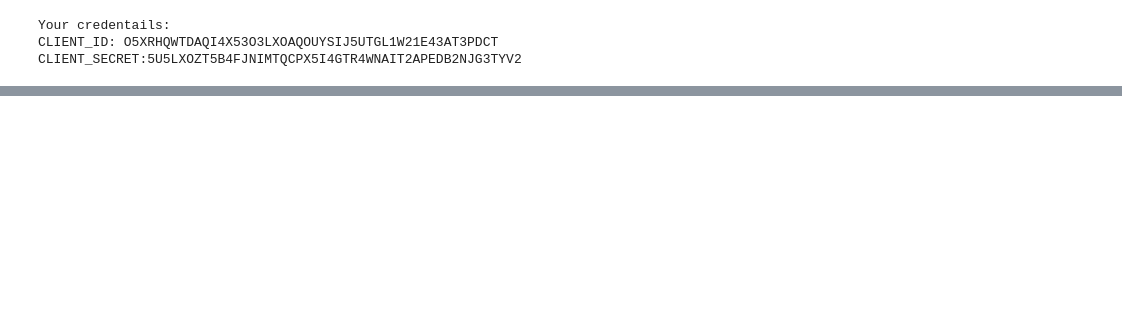
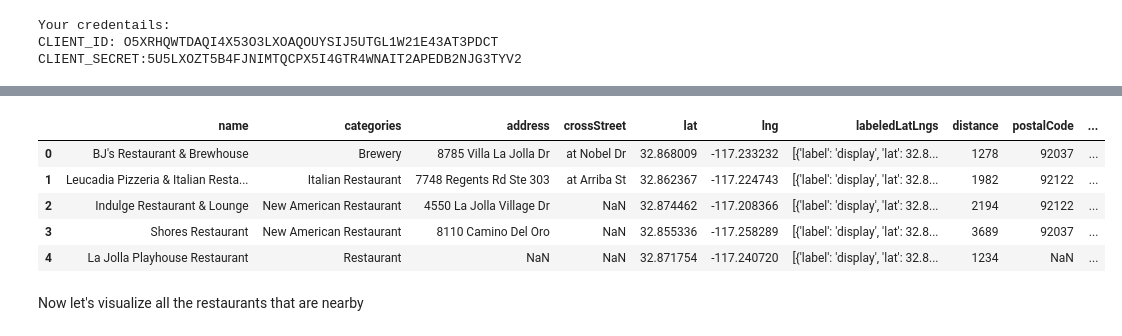
Before and after one commit to jameshyojaelee/SanDiego_Rent_Analysis, a Jupyter notebook: sandiego_rent.ipynb, the cells around one changed output, grey strips where cells are left out. Drawn from its saved outputs; the diff is of its cells as text; code cells hidden in the pictures; blank space fills up the shorter version.

```diff
--- a/sandiego_rent.ipynb
+++ b/sandiego_rent.ipynb
@@ -57,5 +63,5 @@ CLIENT_SECRET:5U5LXOZT5B4FJNIMTQCPX5I4GTR4WNAIT2APEDB2NJG3TYV2
 # %%
-address = 'San Diego'
+address = 'UCSD'
 
 geolocator = Nominatim(user_agent="foursquare_agent")
 location = geolocator.geocode(address)
@@ -66,0 +75,4 @@ print(latitude, longitude)
+# %%
+search_query = 'restaurant'
+radius = 5000
+print(search_query + ' .... OK!')
@@ -66,0 +81,11 @@ print(latitude, longitude)
+# %%
+url = 'https://api.foursquare.com/v2/venues/search?client_id={}&client_secret={}&ll={},{}&oauth_token={}&v={}&query={}&radius={}&limit={}'.format(CLIENT_ID, CLIENT_SECRET, latitude, longitude, ACCESS_TOKEN, VERSION, search_query, radius, LIMIT)
+
+results = requests.get(url).json()
+# %%
+# assign relevant part of JSON to venues
+venues = results['response']['venues']
+
+# tranform venues into a dataframe
+df = json_normalize(venues)
+df.head()
@@ -66,0 +100,33 @@ print(latitude, longitude)
+# %%
+# keep only columns that include venue name, and anything that is associated with location
+filtered_columns = ['name', 'categories'] + [col for col in df.columns if col.startswith('location.')] + ['id']
+df = df.loc[:, filtered_columns]
+
+# function that extracts the category of the venue
+def get_category_type(row):
+    try:
+        categories_list = row['categories']
+    except:
+        categories_list = row['venue.categories']
+
+    if len(categories_list) == 0:
+        return None
+    else:
+        return categories_list[0]['name']
+
+# filter the category for each row
+df['categories'] = df.apply(get_category_type, axis=1)
+
+# clean column names by keeping only last term
+df.columns = [column.split('.')[-1] for column in df.columns]
+
+df.head()
+# %% [output]
+|  | name | categories | address | crossStreet | lat | lng | labeledLatLngs | distance | postalCode | ... |
+| 0 | BJ's Restaurant & Brewhouse | Brewery | 8785 Villa La Jolla Dr | at Nobel Dr | 32.868009 | -117.233232 | [{'label': 'display', 'lat': 32.8... | 1278 | 92037 | ... |
+| 1 | Leucadia Pizzeria & Italian Resta... | Italian Restaurant | 7748 Regents Rd Ste 303 | at Arriba St | 32.862367 | -117.224743 | [{'label': 'display', 'lat': 32.8... | 1982 | 92122 | ... |
+| 2 | Indulge Restaurant & Lounge | New American Restaurant | 4550 La Jolla Village Dr | NaN | 32.874462 | -117.208366 | [{'label': 'display', 'lat': 32.8... | 2194 | 92122 | ... |
+| 3 | Shores Restaurant | New American Restaurant | 8110 Camino Del Oro | NaN | 32.855336 | -117.258289 | [{'label': 'display', 'lat': 32.8... | 3689 | 92037 | ... |
+| 4 | La Jolla Playhouse Restaurant | Restaurant | NaN | NaN | 32.871754 | -117.240720 | [{'label': 'display', 'lat': 32.8... | 1234 | NaN | ... |
+# %% [markdown]
+Now let's visualize all the restaurants that are nearby
```
Also changed, not shown: parts of 10 cells of this notebook.
